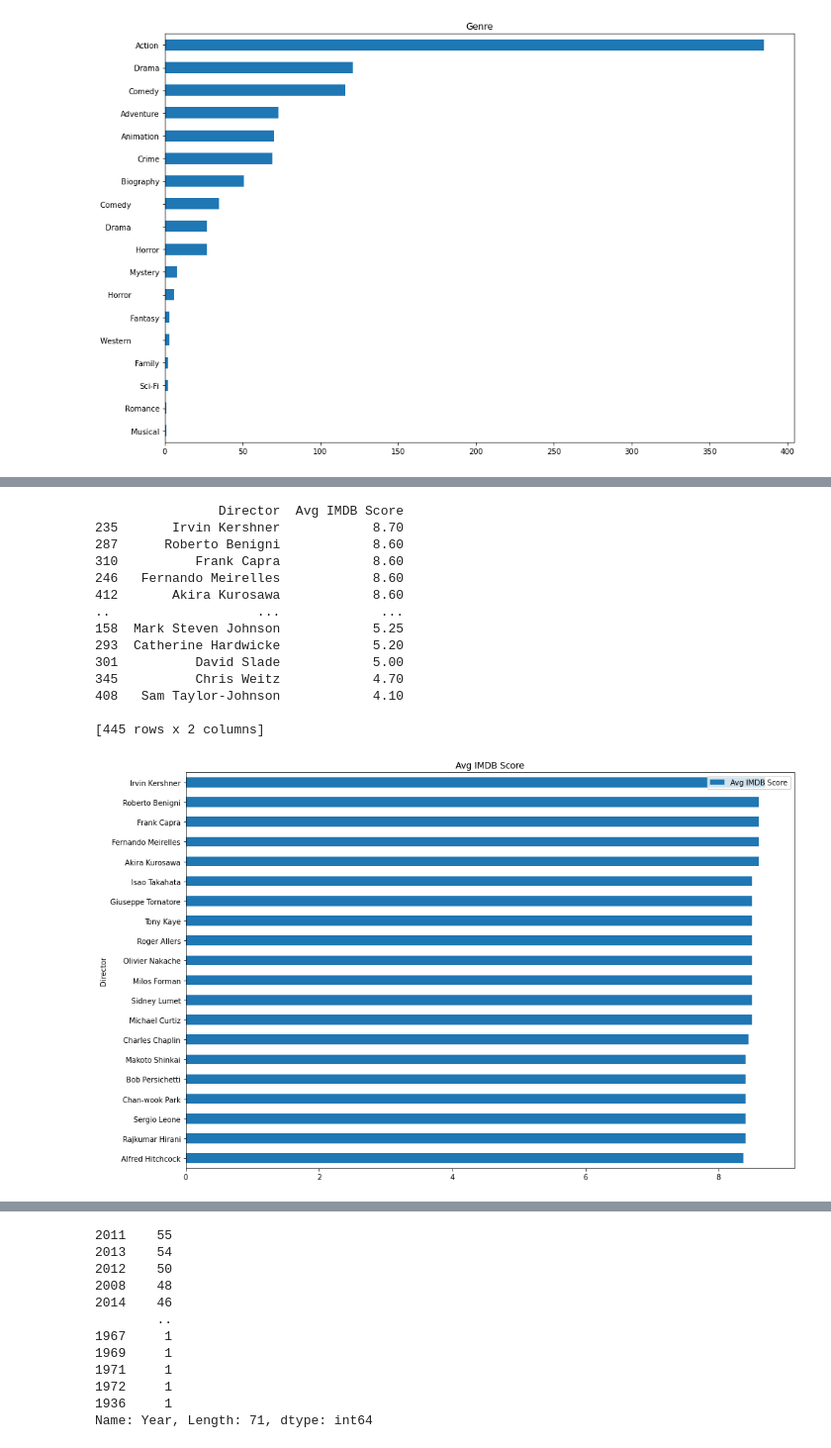
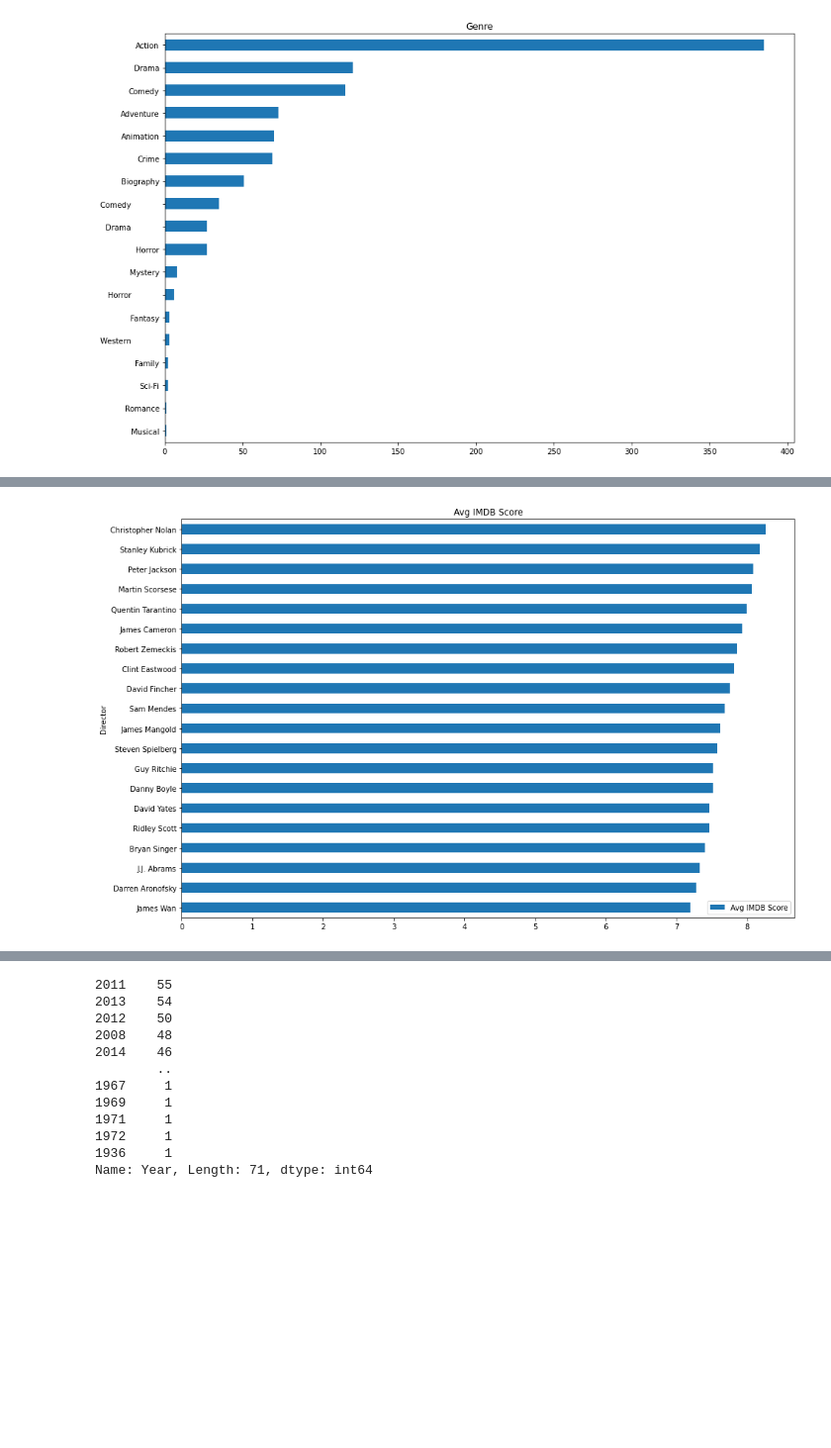
Before and after one commit to kdsl01/Data_science_Project_Scrpaer_and_data, a Jupyter notebook: data_project_2.ipynb, the cells around one changed output, grey strips where cells are left out. Shown at 99% size. Cells and saved outputs as stored; diff of their text form; code cells hidden in the pictures; blank space fills up the shorter version.

```diff
--- a/data_project_2.ipynb
+++ b/data_project_2.ipynb
@@ -87,8 +87,7 @@ plt.savefig('fig2.jpeg', dpi = 150)
 # %% [output]
 [figure]
 # %%
-test2 = train['Director'].value_counts().rename_axis('Director').reset_index(name='amount')
+test = train['Director'].value_counts().rename_axis('Director').reset_index(name='amount')
 dirlist = []
-print(test2)
-for index, row in test2.iterrows():
+for index, row in test.iterrows():
     dirlist.append(row['Director'])
@@ -110,29 +94,19 @@ for index, row in test2.iterrows():
 # %%
 total = len(dirlist)
 ccx = []
+newdirlist = []
 for g in range(total):
     x = train.loc[(train['Director'] == dirlist[g])]
-    avgrat = x['IMDB score'].sum() / len(x['Year'])
-    ccx.append(avgrat)
-d = {'Director':dirlist,'Avg IMDB Score':ccx}
+    if len(x['Year']) > 5:
+        newdirlist.append(dirlist[g])
+        avgrat = x['IMDB score'].sum() / len(x['Year'])
+        ccx.append(avgrat)
+
+d = {'Director':newdirlist,'Avg IMDB Score':ccx}
 diravg = pd.DataFrame(d)
 
 sort = diravg.sort_values(by=['Avg IMDB Score'], ascending=False)
 sort.head(20).sort_values(by=['Avg IMDB Score']).plot(x = 'Director', y = 'Avg IMDB Score', kind='barh', subplots=True, figsize=(15,10))
 plt.savefig('fig3.jpeg', dpi = 150)
 # %% [output]
-                Director  Avg IMDB Score
-235       Irvin Kershner            8.70
-287      Roberto Benigni            8.60
-310          Frank Capra            8.60
-246   Fernando Meirelles            8.60
-412       Akira Kurosawa            8.60
-..                   ...             ...
-158  Mark Steven Johnson            5.25
-293  Catherine Hardwicke            5.20
-301          David Slade            5.00
-345          Chris Weitz            4.70
-408   Sam Taylor-Johnson            4.10
-
-[445 rows x 2 columns]
-[figure, old version]
+[figure, new version]
```
Also changed, not shown: parts of 5 cells of this notebook.
